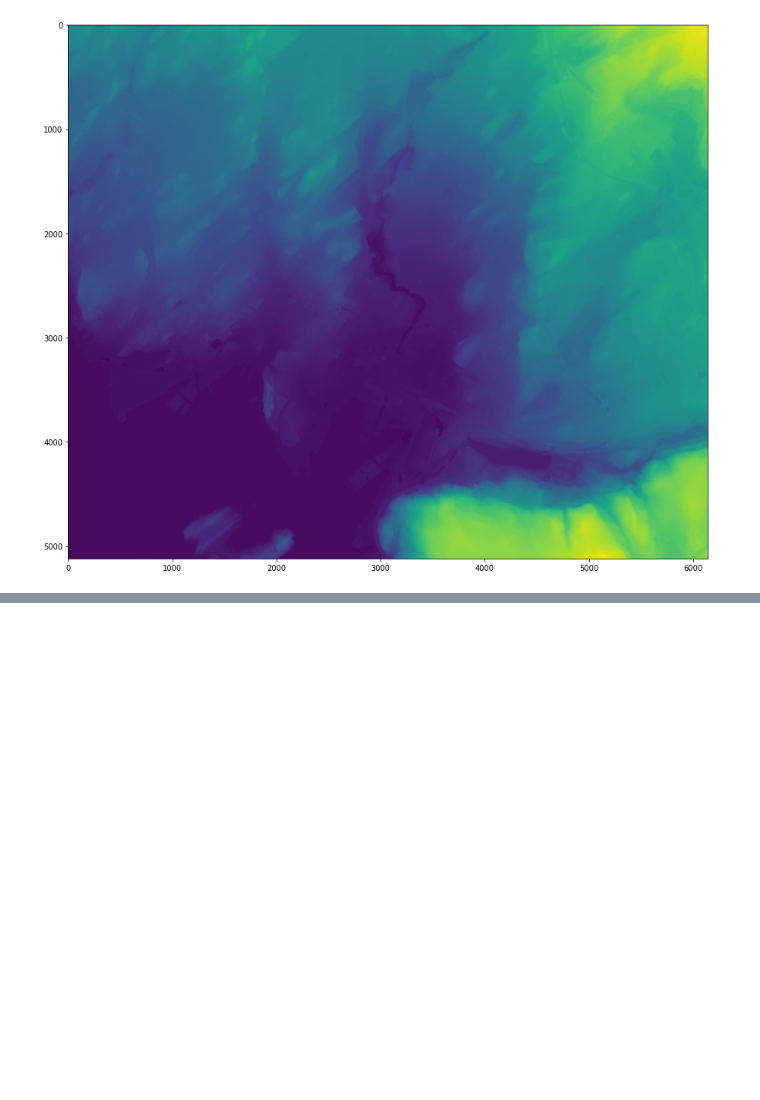
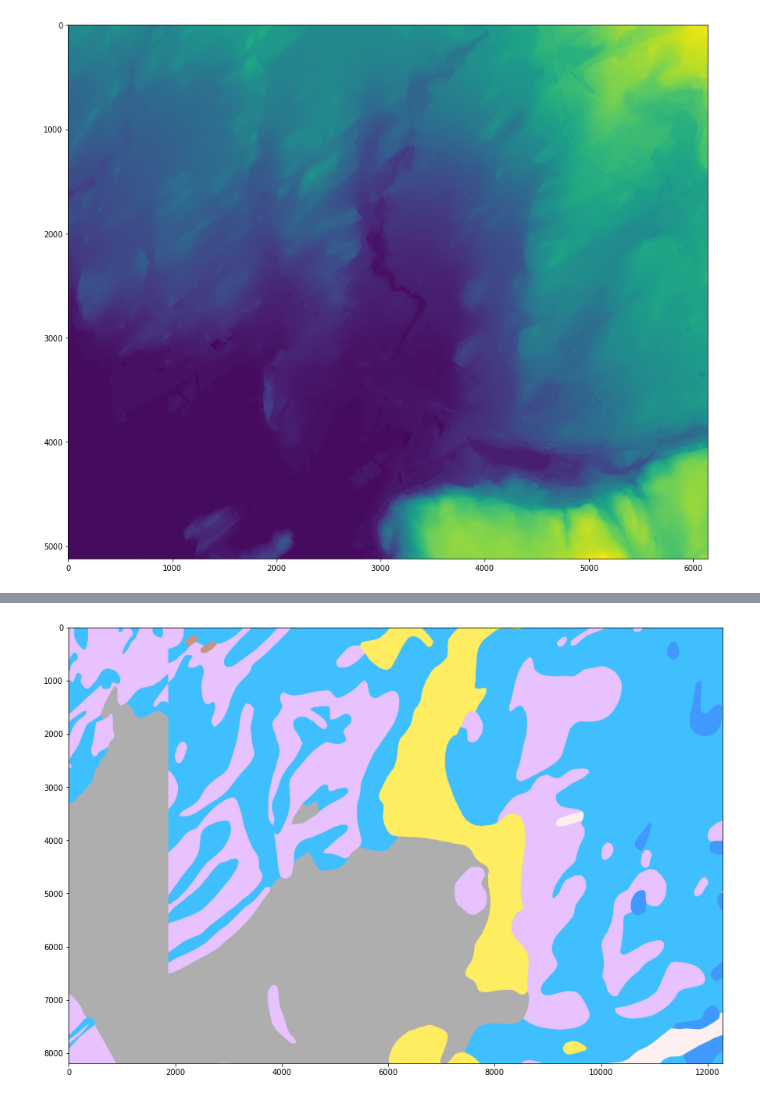
Before and after one commit to emerald-geomodelling/terrainy, a Jupyter notebook: docs/Example usage.ipynb, the cells around one changed output, grey strips where cells are left out. Drawn from its saved outputs; the diff is of its cells as text; code cells hidden in the pictures; blank space fills up the shorter version.

```diff
--- a/docs/Example usage.ipynb
+++ b/docs/Example usage.ipynb
@@ -50,3 +54,13 @@ plt.imshow(data_dict["array"])
 plt.show()
 # %% [output]
 [figure]
+# %%
+terrainy.terrainy_shp.loc["HR_losmasse"] = {"connection_args": {"url": "https://mapproxy.emrld.no/service?REQUEST=GetCapabilities",
+                                                },
+                                            "layer": "HR_losmasse",
+
+                                            "connection_type": "wms",
+                           "crs_orig": 3857
+                            }
+# %%
+data_dict_img = terrainy.download(df, "HR_losmasse", 1)
@@ -52,0 +85,6 @@ plt.show()
+# %%
+plt.figure(figsize=(15, 15))
+plt.imshow(np.transpose(data_dict_img["array"], (1, 2, 0)))
+plt.show()
+# %% [output]
+[figure, added]
```
Also changed, not shown: parts of 9 cells of this notebook.
